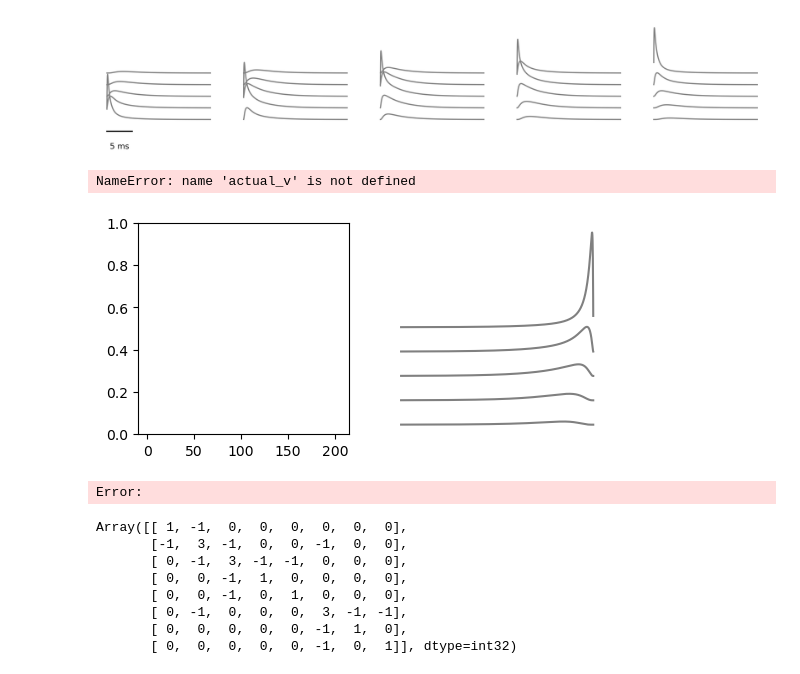
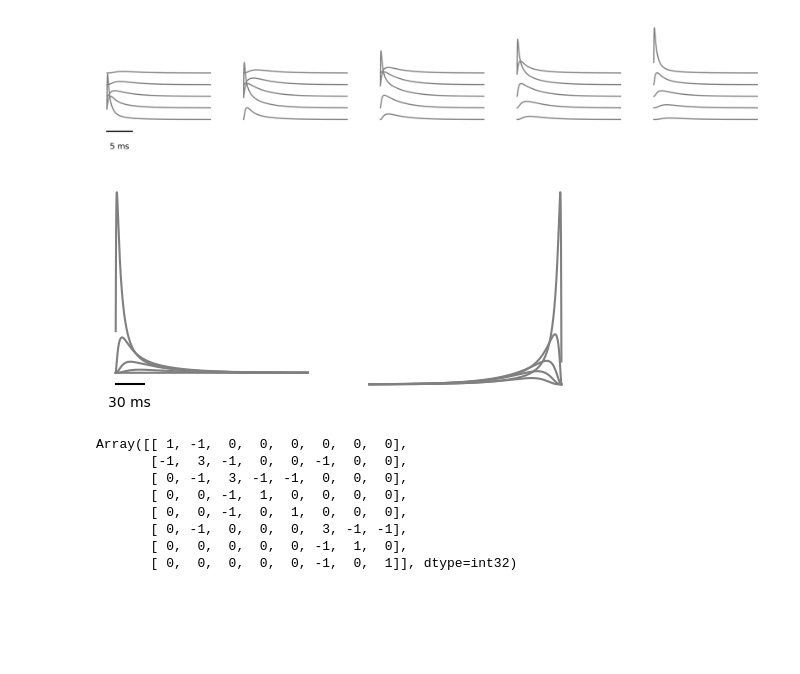
Before and after one commit to cpehle/njx, a Jupyter notebook: doc/notebooks/passive_cable.ipynb, the cells around one changed output. Drawn from its saved outputs; the diff is of its cells as text; code cells hidden in the pictures; blank space fills up the shorter version.

```diff
--- a/doc/notebooks/passive_cable.ipynb
+++ b/doc/notebooks/passive_cable.ipynb
@@ -153,23 +151,27 @@ out, grad = fn(stim)
 # %%
 fig, ax = plt.subplots(
     1,
     2,
     sharex=True,
     figsize=(3 * 2, 3 * 2),
     subplot_kw=dict(box_aspect=1),
 )
 
 for i in range(5):
-    ax[1].plot(time, grad.I[:, i] + 0.0001 * i, color="grey")
+    ax[1].plot(time, grad.I[:, i], color="grey")
     ax[1].set_axis_off()
 
 for i in range(5):
-    ax[0].plot(time, actual_v[-1][:, i] + 0.01 * i, color="grey")
+    ax[0].plot(time, actual_v[-1][:, i] * i, color="grey")
     ax[0].set_axis_off()
+
+ax[0].plot([0, 30], [-0.01, -0.01], color="black")
+ax[0].text(15, -0.02, "30 ms", ha="center", va="top")
+
+
+plt.savefig("passive_cable.png", bbox_inches="tight")
 # %% [output]
-NameError: name 'actual_v' is not defined
-[figure, old version]
+[figure, new version]
-Error:
 # %%
 a = np.array(
     [
```
Also changed, not shown: parts of 1 cell of this notebook.
